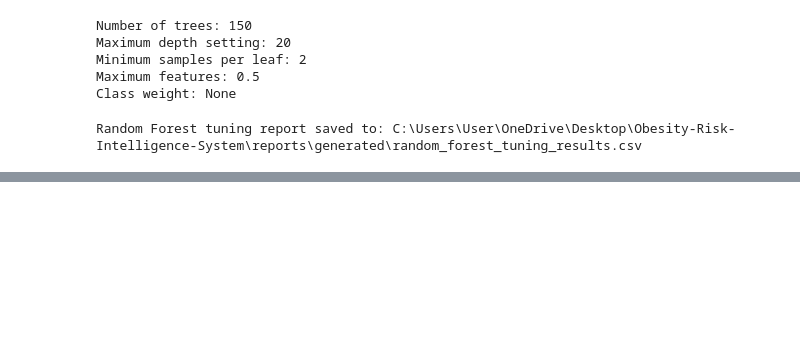
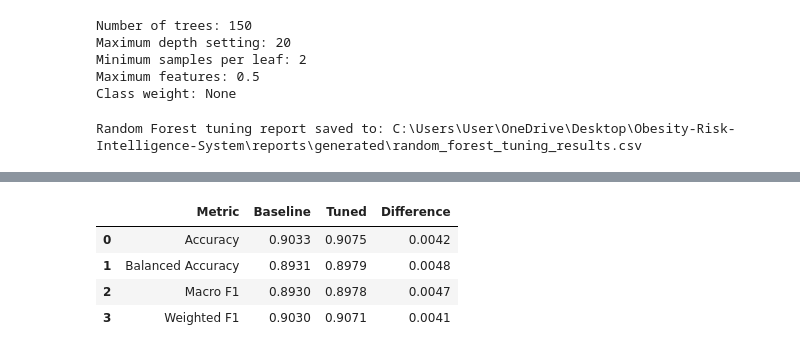
Before and after one commit to SMCodeX7/Obesity-Risk-Intelligence-System, a Jupyter notebook: notebooks/05_model_tuning.ipynb, the cells around one changed output, grey strips where cells are left out. Saved outputs shown, nothing was run; the diff lists cells and outputs as text; code cells hidden in the pictures; blank space fills up the shorter version.

```diff
--- a/notebooks/05_model_tuning.ipynb
+++ b/notebooks/05_model_tuning.ipynb
@@ -1477,0 +1842,12 @@ assert len(y_test) == 3114
+# %%
+tuned_gradient_boosting_validation_result = (
+    calculate_classification_metrics(
+        model_name="Tuned Gradient Boosting",
+        y_true=y_validation,
+        y_pred=(
+            tuned_gradient_boosting_validation_predictions
+        ),
+    )
+)
+
+tuned_gradient_boosting_validation_result
@@ -1477,0 +1860,8 @@ assert len(y_test) == 3114
+# %%
+gradient_boosting_baseline_row = (
+    baseline_results_lookup.loc[
+        "Gradient Boosting"
+    ]
+)
+
+gradient_boosting_baseline_row
@@ -1477,0 +1877,60 @@ assert len(y_test) == 3114
+# %%
+gradient_boosting_tuning_comparison_df = (
+    pd.DataFrame(
+        {
+            "Metric": [
+                "Accuracy",
+                "Balanced Accuracy",
+                "Macro F1",
+                "Weighted F1",
+            ],
+            "Baseline": [
+                gradient_boosting_baseline_row[
+                    "Accuracy"
+                ],
+                gradient_boosting_baseline_row[
+                    "Balanced Accuracy"
+                ],
+                gradient_boosting_baseline_row[
+                    "Macro F1"
+                ],
+                gradient_boosting_baseline_row[
+                    "Weighted F1"
+                ],
+            ],
+            "Tuned": [
+                tuned_gradient_boosting_validation_result[
+                    "Accuracy"
+                ],
+                tuned_gradient_boosting_validation_result[
+                    "Balanced Accuracy"
+                ],
+                tuned_gradient_boosting_validation_result[
+                    "Macro F1"
+                ],
+                tuned_gradient_boosting_validation_result[
+                    "Weighted F1"
+                ],
+            ],
+        }
+    )
+)
+
+gradient_boosting_tuning_comparison_df[
+    "Difference"
+] = (
+    gradient_boosting_tuning_comparison_df[
+        "Tuned"
+    ]
+    - gradient_boosting_tuning_comparison_df[
+        "Baseline"
+    ]
+)
+
+gradient_boosting_tuning_comparison_df.round(4)
+# %% [output]
+|  | Metric | Baseline | Tuned | Difference |
+| 0 | Accuracy | 0.9033 | 0.9075 | 0.0042 |
+| 1 | Balanced Accuracy | 0.8931 | 0.8979 | 0.0048 |
+| 2 | Macro F1 | 0.8930 | 0.8978 | 0.0047 |
+| 3 | Weighted F1 | 0.9030 | 0.9071 | 0.0041 |
```
Also changed, not shown: parts of 23 cells of this notebook, 1 other file.
